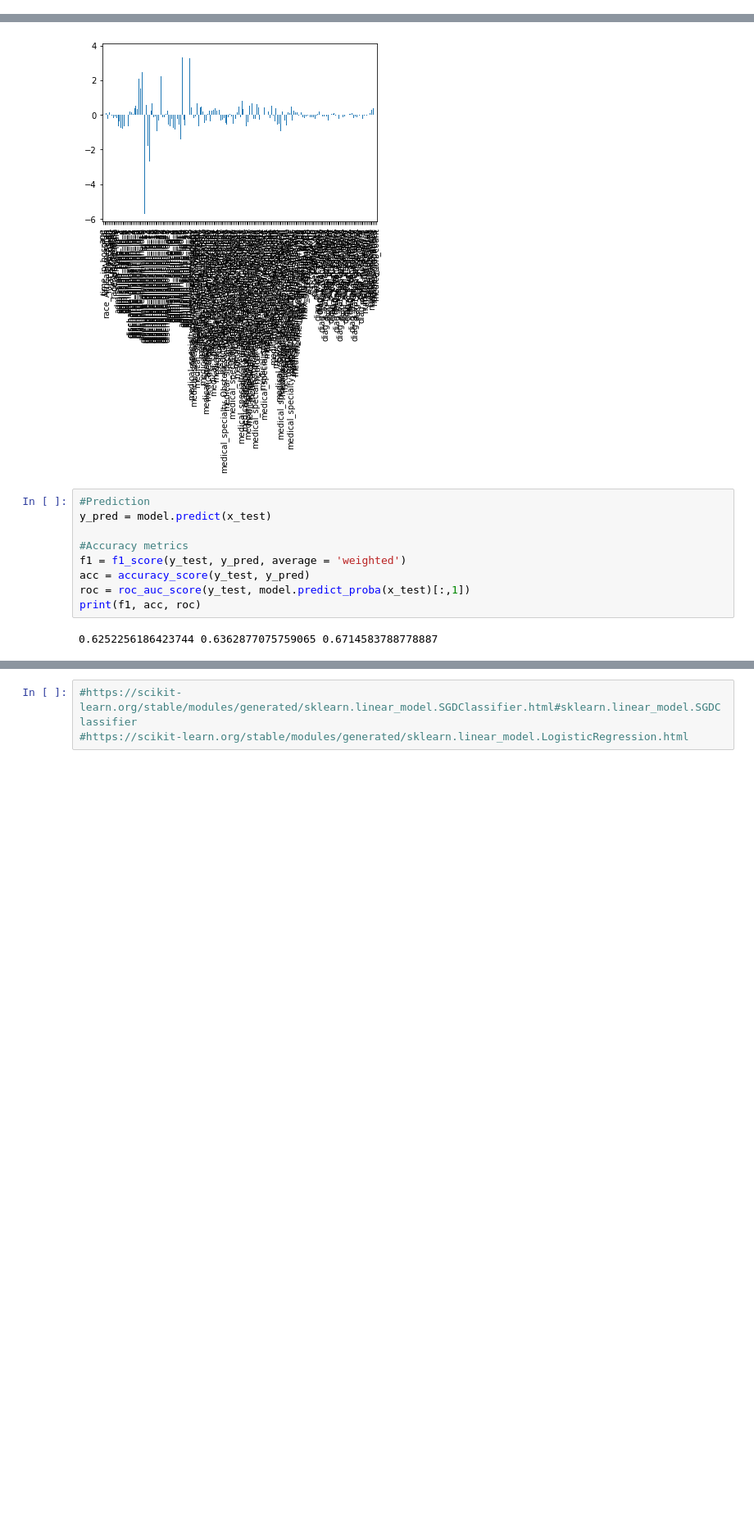
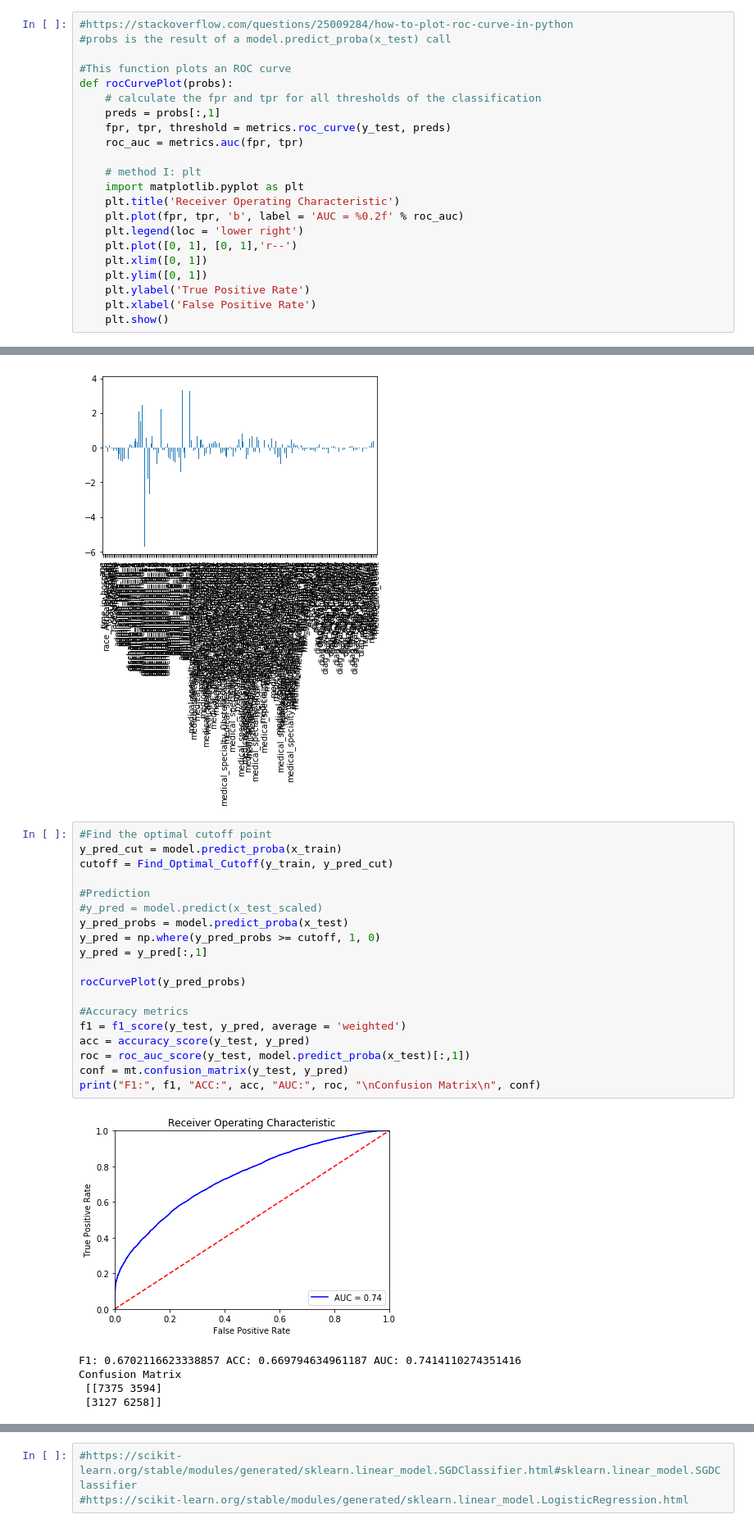
Before and after one commit to mltran2017/MSDS7331, a Jupyter notebook: notebook/MiniLab1/ZG_Diabetes_Logistic.ipynb, the cells around one changed output, grey strips where cells are left out. Shown at 82% size. Saved outputs shown, nothing was run; the diff lists cells and outputs as text; blank space fills up the shorter version.

```diff
--- a/notebook/MiniLab1/ZG_Diabetes_Logistic.ipynb
+++ b/notebook/MiniLab1/ZG_Diabetes_Logistic.ipynb
@@ -27,3 +48,25 @@ Done reading data.
+# %%
+#https://stackoverflow.com/questions/25009284/how-to-plot-roc-curve-in-python
+#probs is the result of a model.predict_proba(x_test) call
+
+#This function plots an ROC curve
+def rocCurvePlot(probs):
+    # calculate the fpr and tpr for all thresholds of the classification
+    preds = probs[:,1]
+    fpr, tpr, threshold = metrics.roc_curve(y_test, preds)
+    roc_auc = metrics.auc(fpr, tpr)
+
+    # method I: plt
+    import matplotlib.pyplot as plt
+    plt.title('Receiver Operating Characteristic')
+    plt.plot(fpr, tpr, 'b', label = 'AUC = %0.2f' % roc_auc)
+    plt.legend(loc = 'lower right')
+    plt.plot([0, 1], [0, 1],'r--')
+    plt.xlim([0, 1])
+    plt.ylim([0, 1])
+    plt.ylabel('True Positive Rate')
+    plt.xlabel('False Positive Rate')
+    plt.show()
 # %% [markdown]
 ### Getting the column names of each type and making a dataframe of each
 # %%
@@ -130,13 +183,27 @@ plt.show()
 # %% [output]
 [figure]
 # %%
+#Find the optimal cutoff point
+y_pred_cut = model.predict_proba(x_train)
+cutoff = Find_Optimal_Cutoff(y_train, y_pred_cut)
+
 #Prediction
-y_pred = model.predict(x_test)
+#y_pred = model.predict(x_test_scaled)
+y_pred_probs = model.predict_proba(x_test)
+y_pred = np.where(y_pred_probs >= cutoff, 1, 0)
+y_pred = y_pred[:,1]
+
+rocCurvePlot(y_pred_probs)
 
 #Accuracy metrics
 f1 = f1_score(y_test, y_pred, average = 'weighted')
 acc = accuracy_score(y_test, y_pred)
 roc = roc_auc_score(y_test, model.predict_proba(x_test)[:,1])
-print(f1, acc, roc)
+conf = mt.confusion_matrix(y_test, y_pred)
+print("F1:", f1, "ACC:", acc, "AUC:", roc, "\nConfusion Matrix\n", conf)
 # %% [output]
+[figure, added]
-0.6252256186423744 0.6362877075759065 0.6714583788778887
+F1: 0.6702116623338857 ACC: 0.669794634961187 AUC: 0.7414110274351416
+Confusion Matrix
+ [[7375 3594]
+ [3127 6258]]
```
Also changed, not shown: parts of 33 cells of this notebook.
